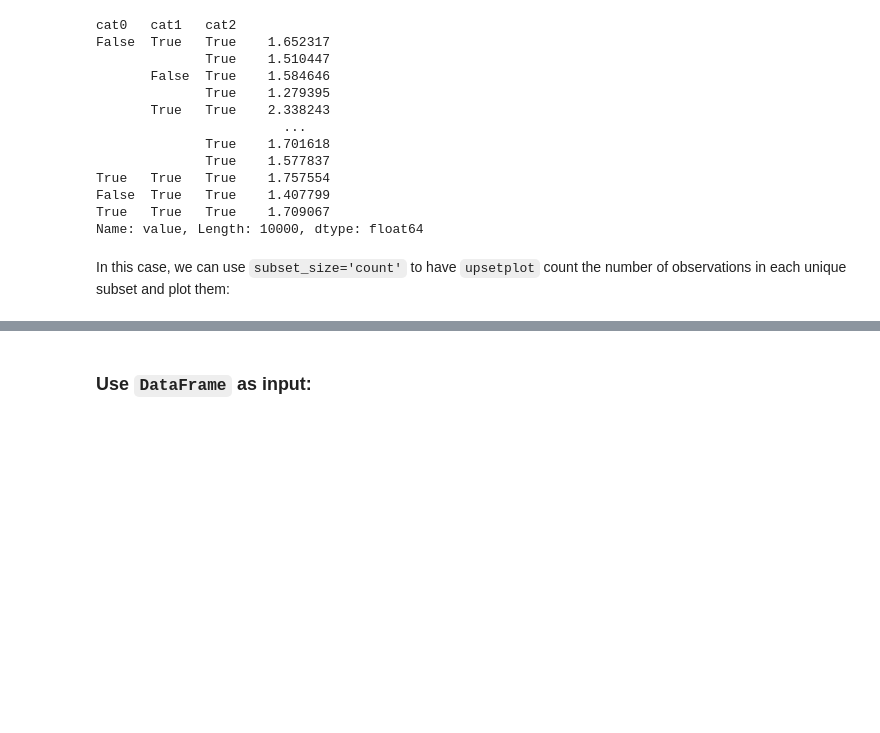
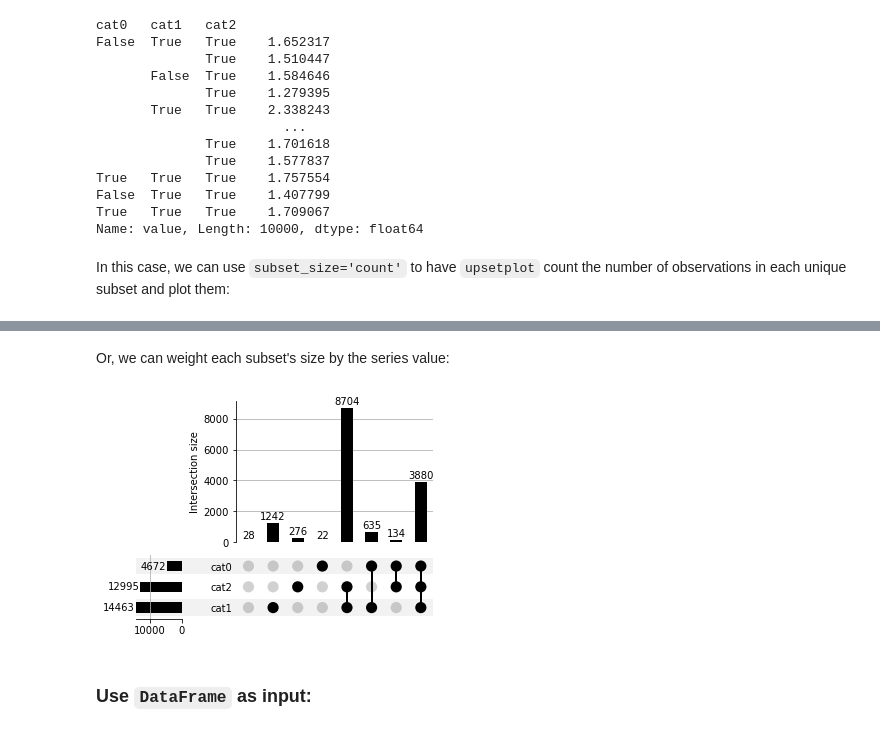
Before and after one commit to jnothman/UpSetPlot, a Jupyter notebook: doc/formats.ipynb, the cells around one changed output, grey strips where cells are left out. Drawn from its saved outputs; the diff is of its cells as text; code cells hidden in the pictures; blank space fills up the shorter version.

```diff
--- a/doc/formats.ipynb
+++ b/doc/formats.ipynb
@@ -62,3 +89,10 @@ plt = UpSet(example_samples, subset_size='count').plot()
+# %% [markdown]
+Or, we can weight each subset's size by the series value:
+# %%
+from upsetplot import UpSet
+plt = UpSet(example_values, subset_size='sum', show_counts=True).plot()
+# %% [output]
+[figure, added]
 # %% [markdown]
 ### Use `DataFrame` as input:
 # %% [markdown]
```
Also changed, not shown: parts of 46 cells of this notebook, 6 other files.
